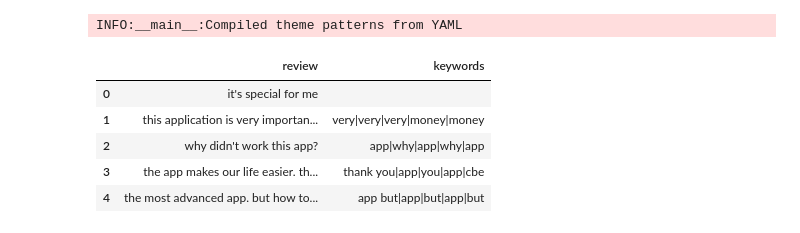
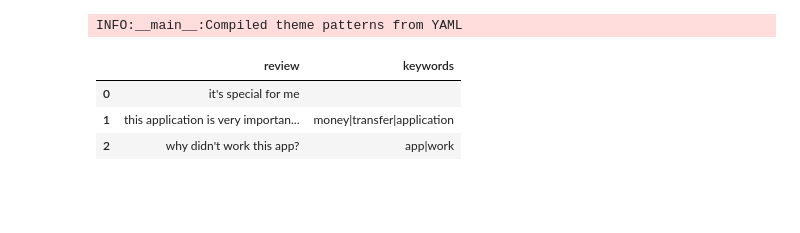
Before and after one commit to tib-dev/Fintech-App-Customer-Experience-Analytics, a Jupyter notebook: notebooks/analysis/sentiment.ipynb, the cells around one changed output. Cells and saved outputs as stored; diff of their text form; code cells hidden in the pictures; blank space fills up the shorter version.

```diff
--- a/notebooks/analysis/sentiment.ipynb
+++ b/notebooks/analysis/sentiment.ipynb
@@ -53,6 +53,10 @@ print("Config path:", config_path)
 
 # Load cleaned reviews
 df = pd.read_csv(project_root / "data/interim/clean_reviews.csv")
+
+# Optional: add review_id if missing
+if "review_id" not in df.columns:
+    df["review_id"] = range(1, len(df) + 1)
 print(f"Loaded {len(df)} reviews")
 df.head()
 # %% [output]
@@ -80,0 +85,13 @@ df[["review", "txt_clean"]].head()
+# %%
+# Annotate with sentiment
+df = annotate_dataframe_parallel(
+    df,
+    text_col="txt_clean",
+    max_workers=4,
+    batch_size=32
+)
+
+# Verify coverage
+coverage = df["sentiment_label"].notna().mean()
+logger.info("Sentiment coverage: %.2f%%", coverage * 100)
+assert coverage >= 0.9, "Sentiment coverage below 90%"
@@ -91,32 +121,30 @@ logger.info("Compiled theme patterns from YAML")
 # %% [output]
 INFO:__main__:Compiled theme patterns from YAML
 # %%
-# -------------------------
-# Extract TF-IDF keywords per bank
-# -------------------------
-top_keywords_dict = extract_tfidf_keywords_per_group(
+
+
+# Extract top 50 TF-IDF keywords per bank
+top_keywords_per_bank = extract_tfidf_keywords_per_group(
     df,
     text_col="txt_clean",
     group_col="bank",
-    top_n=50
+    top_n=50,
+    ngram_range=(1, 2),
+    min_df=2,
+    max_features=5000
 )
 
-# Flatten keywords
-global_tfidf = sum(top_keywords_dict.values(), [])
-
+# Optional: attach top keywords to each review
+# Flatten global list for annotation
+global_keywords = sorted(
+    {kw for kws in top_keywords_per_bank.values() for kw in kws})
 df = attach_top_keywords_to_df(
-    df,
-    text_col="txt_clean",
-    global_tfidf=global_tfidf
-)
-
-df[["review", "keywords"]].head()
+    df, text_col="txt_clean", global_tfidf=global_keywords, top_k=5)
+df[["review", "keywords"]].head(3)
 # %% [output]
 |  | review | keywords |
 | 0 | it's special for me |  |
-| 1 | this application is very importan... | very|very|very|money|money |
-| 2 | why didn't work this app? | app|why|app|why|app |
-| 3 | the app makes our life easier. th... | thank you|app|you|app|cbe |
-| 4 | the most advanced app. but how to... | app but|app|but|app|but |
+| 1 | this application is very importan... | money|transfer|application |
+| 2 | why didn't work this app? | app|work |
 # %%
 def safe_assign_themes(text: str, compiled_map=compiled_map):
```
Also changed, not shown: parts of 12 cells of this notebook.
